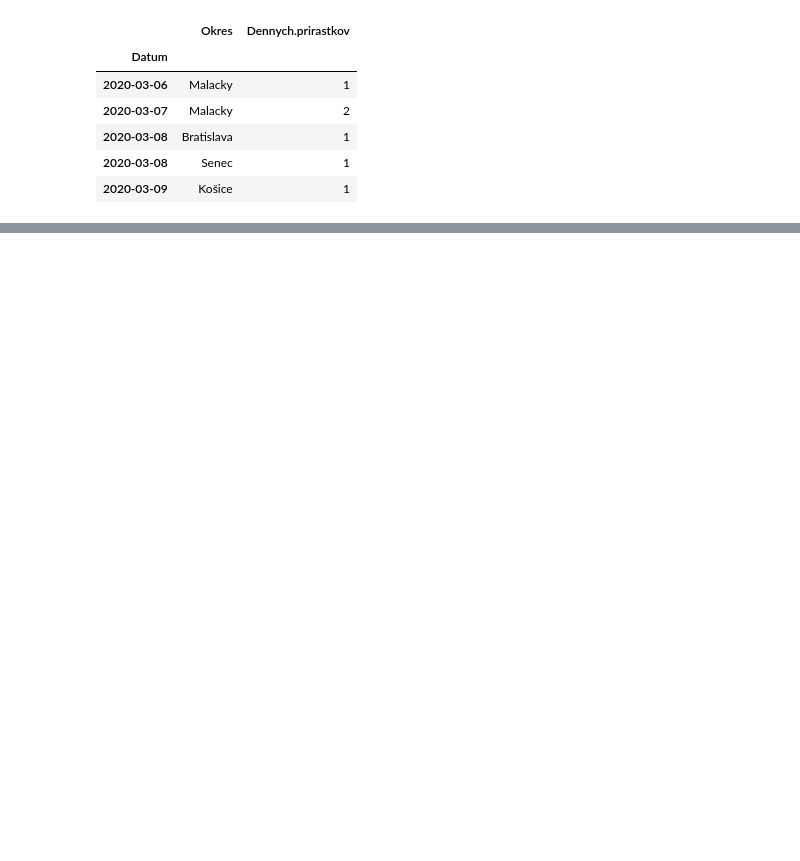
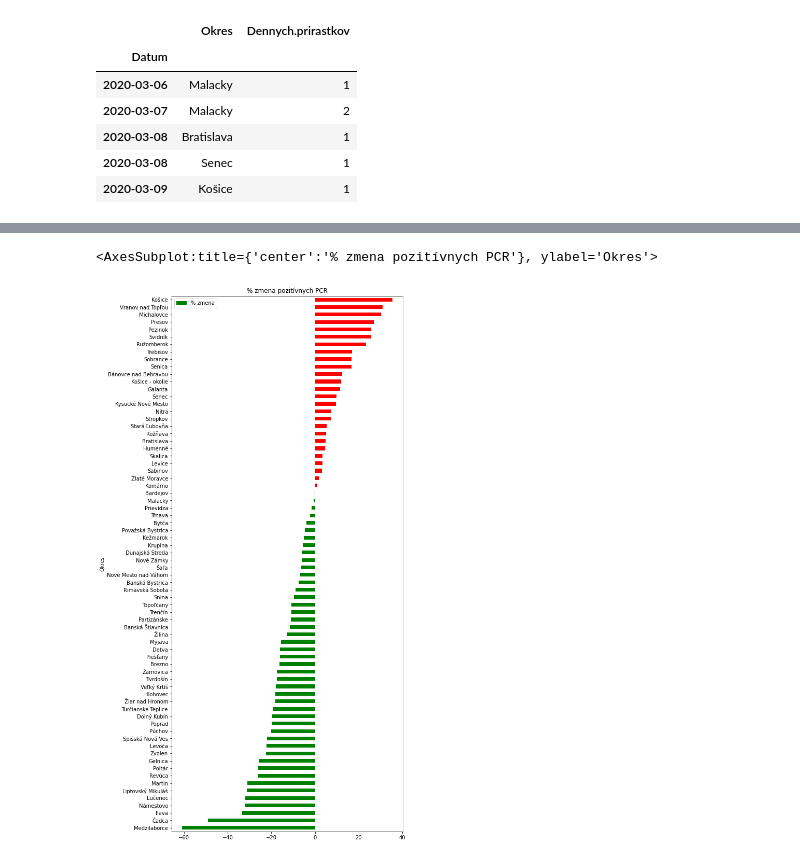
Before and after one commit to eduardgruy/dp-covid-analyza, a Jupyter notebook: 1_2_regions_analysis.ipynb, the cells around one changed output, grey strips where cells are left out. Cells and saved outputs as stored; diff of their text form; code cells hidden in the pictures; blank space fills up the shorter version.

```diff
--- a/1_2_regions_analysis.ipynb
+++ b/1_2_regions_analysis.ipynb
@@ -93,22 +93,22 @@ Column(id='30592', ...)
 # %%
-okresy_per_change_7dni = pcr_slovakia\
+okresy_per_change_7days = pcr_slovakia\
     .groupby([pd.Grouper(freq='7D'), 'Okres'])\
     .sum()\
     .unstack()\
     .fillna(0)
 
-okresy_per_change_7dni.columns = okresy_per_change_7dni.columns.get_level_values(1)
+okresy_per_change_7days.columns = okresy_per_change_7days.columns.get_level_values(1)
 
-okresy_per_change_7dni.reset_index(inplace=True)
-okresy_per_change_7dni['Date'] = okresy_per_change_7dni['Datum'].dt.strftime('%YWeek%U')
-okresy_per_change_7dni.set_index('Date', inplace=True)
-okresy_per_change_7dni.drop('Datum',axis=1, inplace=True)
+okresy_per_change_7days.reset_index(inplace=True)
+okresy_per_change_7days['Date'] = okresy_per_change_7days['Datum'].dt.strftime('%YWeek%U')
+okresy_per_change_7days.set_index('Date', inplace=True)
+okresy_per_change_7days.drop('Datum',axis=1, inplace=True)
 
-okresy_per_change_7dni = okresy_per_change_7dni[[c for c in okresy_per_change_7dni.columns]].pct_change().fillna(0)*100
+okresy_per_change_7days = okresy_per_change_7days[[c for c in okresy_per_change_7days.columns]].pct_change().fillna(0)*100
 
 
-okresy_per_change_7dni = okresy_per_change_7dni.transpose()
-okresy_per_change_7dni.reset_index(inplace=True)
-okresy_per_change_7dni['Okres'] = okresy_per_change_7dni['Okres'].astype('string')
+okresy_per_change_7days = okresy_per_change_7days.transpose()
+okresy_per_change_7days.reset_index(inplace=True)
+okresy_per_change_7days['Okres'] = okresy_per_change_7days['Okres'].astype('string')
 
-okresy_per_change_7dni = okresy.join(okresy_per_change_7dni.set_index('Okres'), on='Okres', how='left')
+okresy_per_change_7days = okresy.join(okresy_per_change_7days.set_index('Okres'), on='Okres', how='left')
@@ -138,0 +131,12 @@ Column(id='30746', ...)
+# %%
+okresy_per_change_7days.sort_values('2022Week10').plot(
+    title='% zmena pozitívnych PCR',
+    x='Okres',
+    y='2022Week10',
+    kind='barh',
+    label='% zmena',
+    figsize=(8, 19),
+    color=(okresy_per_change_7days['2020Week30'].sort_values() > 0).map({True: 'r', False: 'g'}))
+# %% [output]
+<AxesSubplot:title={'center':'% zmena pozitívnych PCR'}, ylabel='Okres'>
+[figure, added]
```
Also changed, not shown: parts of 7 cells of this notebook, 1 other file.
